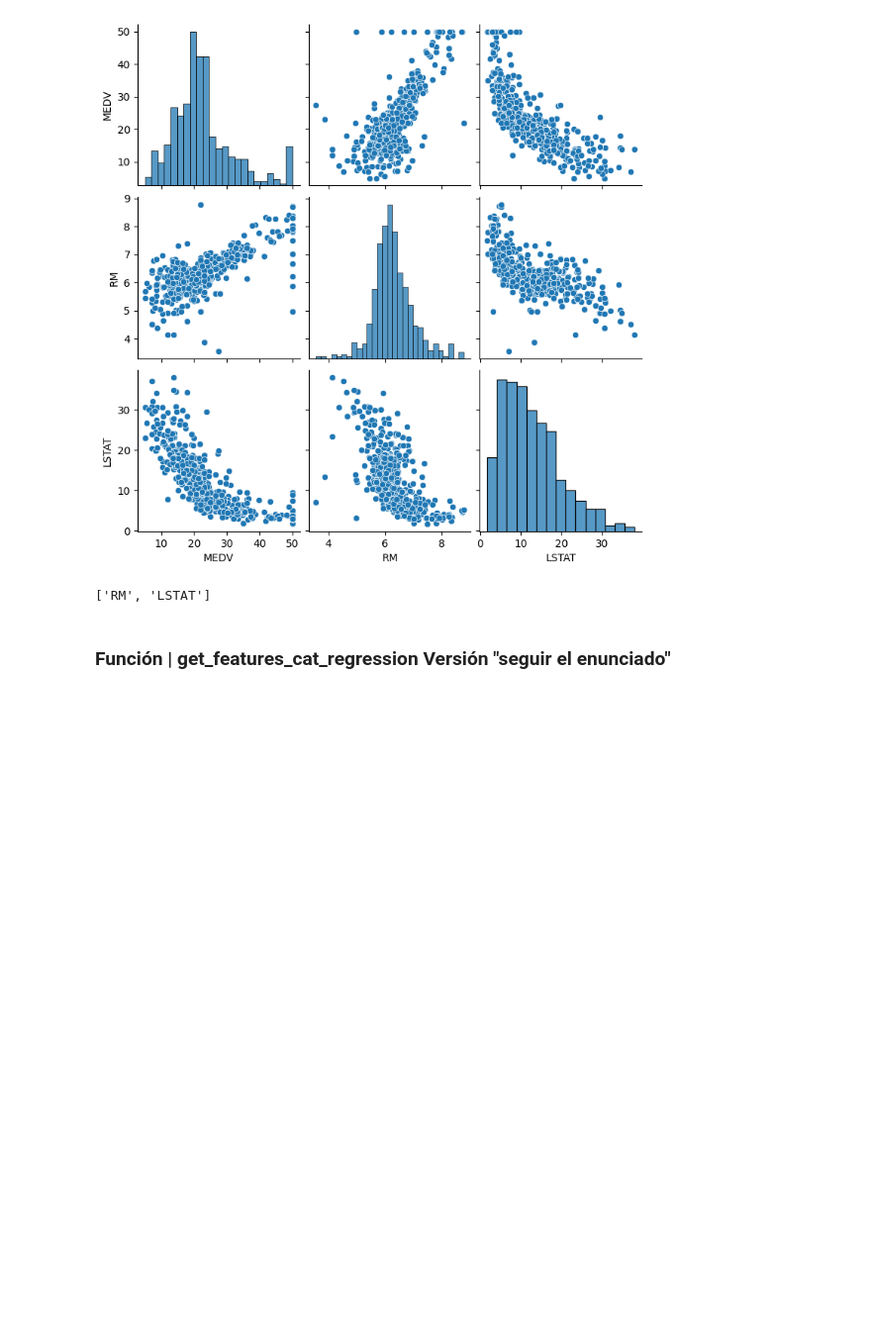
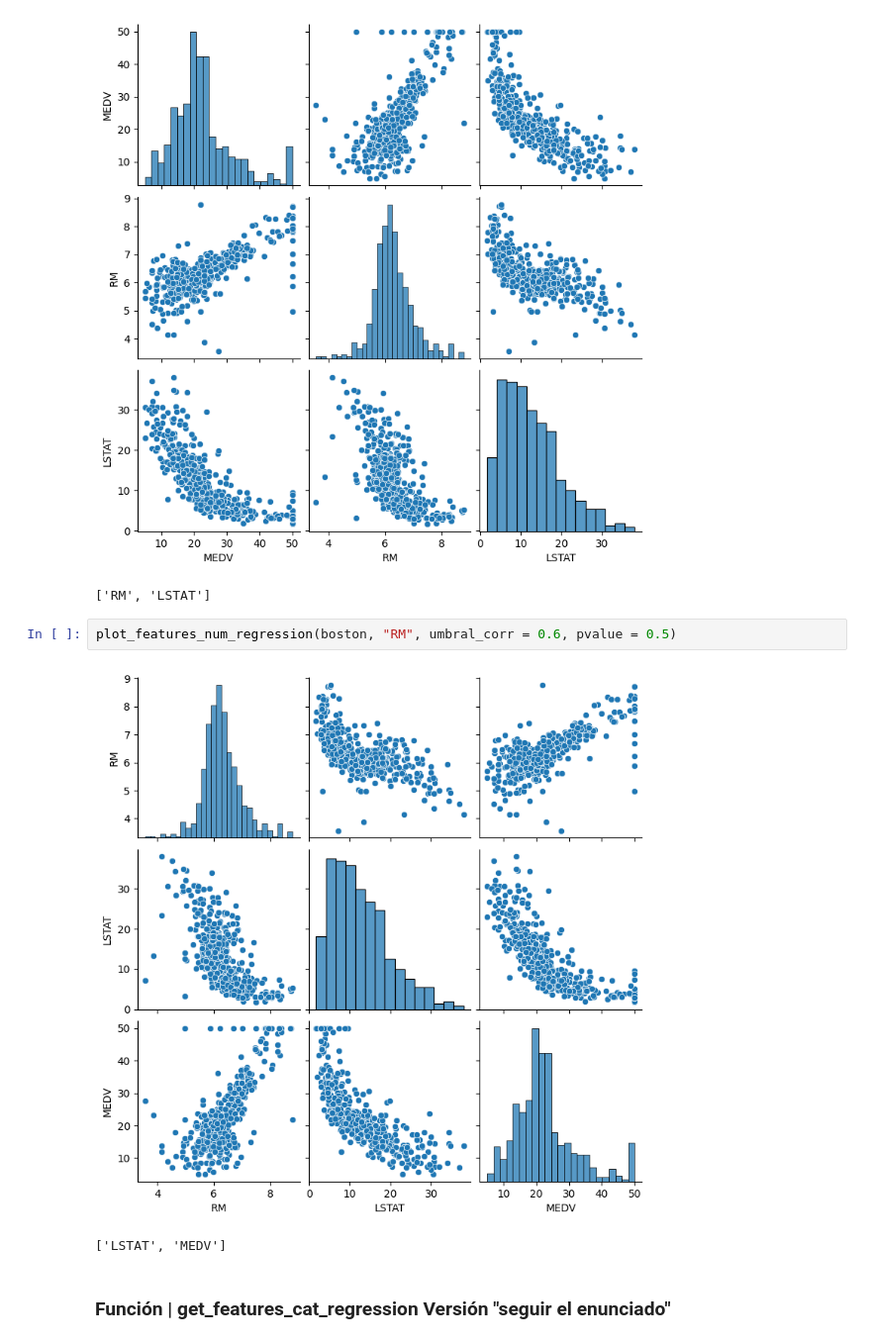
Before and after one commit to marosor/ML_Toolbox, a Jupyter notebook: Team_Challenge/Toolbox_ML/Toolbox_inputs.ipynb, the cells around one changed output. Shown at 99% size. Cells and saved outputs as stored; diff of their text form; blank space fills up the shorter version.

```diff
--- a/Team_Challenge/Toolbox_ML/Toolbox_inputs.ipynb
+++ b/Team_Challenge/Toolbox_ML/Toolbox_inputs.ipynb
@@ -158,6 +181,11 @@ plot_features_num_regression(boston, "MEDV", umbral_corr = 0.6, pvalue = 0.5)
 # %% [output]
 [figure]
 ['RM', 'LSTAT']
+# %%
+plot_features_num_regression(boston, "RM", umbral_corr = 0.6, pvalue = 0.5)
+# %% [output]
+[figure, added]
+['LSTAT', 'MEDV']
 # %% [markdown]
 ### Función | get_features_cat_regression Versión "seguir el enunciado"
 # %%
```
Also changed, not shown: parts of 38 cells of this notebook, 3 other files.
